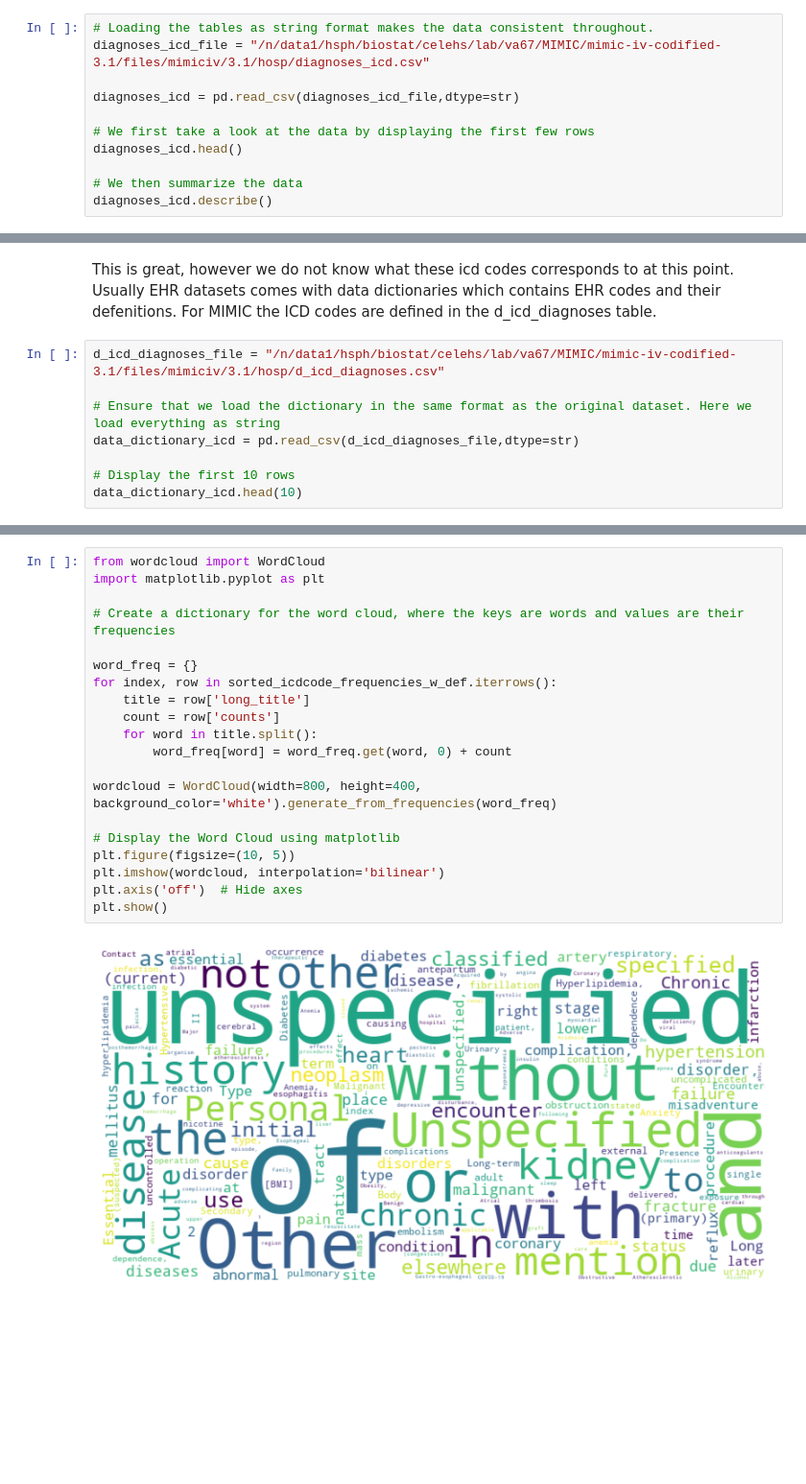
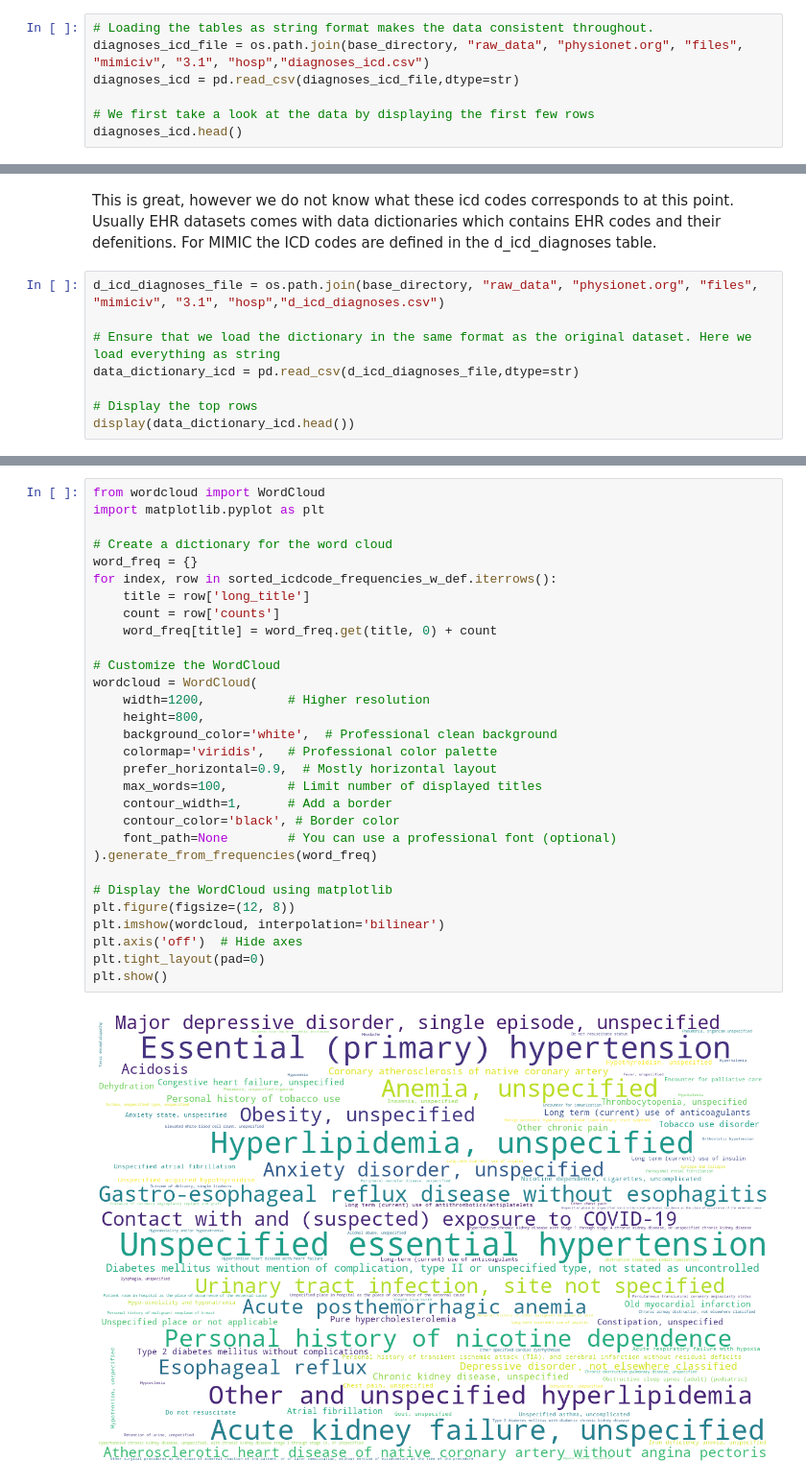
Before and after one commit to apvidul/EHR-Processing-Tutorial, a Jupyter notebook: EHR-Pipeline-Part1.ipynb, the cells around one changed output, grey strips where cells are left out. Shown at 96% size. Cells and saved outputs as stored; diff of their text form; blank space fills up the shorter version.

```diff
--- a/EHR-Pipeline-Part1.ipynb
+++ b/EHR-Pipeline-Part1.ipynb
@@ -134,14 +193,10 @@ os.makedirs("Summary", exist_ok=True)
 ### Summarizing Diagnoses Data
 # %%
 # Loading the tables as string format makes the data consistent throughout.
-diagnoses_icd_file = "/n/data1/hsph/biostat/celehs/lab/va67/MIMIC/mimic-iv-codified-3.1/files/mimiciv/3.1/hosp/diagnoses_icd.csv"
-
+diagnoses_icd_file = os.path.join(base_directory, "raw_data", "physionet.org", "files", "mimiciv", "3.1", "hosp","diagnoses_icd.csv")
 diagnoses_icd = pd.read_csv(diagnoses_icd_file,dtype=str)
 
 # We first take a look at the data by displaying the first few rows
 diagnoses_icd.head()
-
-# We then summarize the data
-diagnoses_icd.describe()
 # %% [output]
 |  | subject_id | hadm_id | seq_num | icd_code | icd_version |
@@ -271,13 +330,13 @@ sorted_icdcode_frequencies.head(10)
 This is great, however we do not know what these icd codes corresponds to at this point. Usually EHR datasets comes with
 data dictionaries which contains EHR codes and their defenitions. For MIMIC the ICD codes are defined in the d_icd_diagnoses table.
 # %%
-d_icd_diagnoses_file = "/n/data1/hsph/biostat/celehs/lab/va67/MIMIC/mimic-iv-codified-3.1/files/mimiciv/3.1/hosp/d_icd_diagnoses.csv"
+d_icd_diagnoses_file = os.path.join(base_directory, "raw_data", "physionet.org", "files", "mimiciv", "3.1", "hosp","d_icd_diagnoses.csv")
 
 # Ensure that we load the dictionary in the same format as the original dataset. Here we load everything as string
 data_dictionary_icd = pd.read_csv(d_icd_diagnoses_file,dtype=str)
 
-# Display the first 10 rows
-data_dictionary_icd.head(10)
+# Display the top rows
+display(data_dictionary_icd.head())
 # %% [output]
 |  | icd_code | icd_version | long_title |
 | 0 | 0010 | 9 | Cholera due to vibrio cholerae |
@@ -316,22 +366,32 @@ sorted_icdcode_frequencies_w_def
 # %%
 from wordcloud import WordCloud
 import matplotlib.pyplot as plt
 
-# Create a dictionary for the word cloud, where the keys are words and values are their frequencies
-
+# Create a dictionary for the word cloud
 word_freq = {}
 for index, row in sorted_icdcode_frequencies_w_def.iterrows():
     title = row['long_title']
     count = row['counts']
-    for word in title.split():
-        word_freq[word] = word_freq.get(word, 0) + count
+    word_freq[title] = word_freq.get(title, 0) + count
 
-wordcloud = WordCloud(width=800, height=400, background_color='white').generate_from_frequencies(word_freq)
+# Customize the WordCloud
+wordcloud = WordCloud(
+    width=1200,           # Higher resolution
+    height=800,
+    background_color='white',  # Professional clean background
+    colormap='viridis',   # Professional color palette
+    prefer_horizontal=0.9,  # Mostly horizontal layout
+    max_words=100,        # Limit number of displayed titles
+    contour_width=1,      # Add a border
+    contour_color='black', # Border color
+    font_path=None        # You can use a professional font (optional)
+).generate_from_frequencies(word_freq)
 
-# Display the Word Cloud using matplotlib
-plt.figure(figsize=(10, 5))
+# Display the WordCloud using matplotlib
+plt.figure(figsize=(12, 8))
 plt.imshow(wordcloud, interpolation='bilinear')
 plt.axis('off')  # Hide axes
+plt.tight_layout(pad=0)
 plt.show()
 # %% [output]
-[figure, old version]
+[figure, new version]
```
Also changed, not shown: parts of 38 cells of this notebook, 2 other files.
